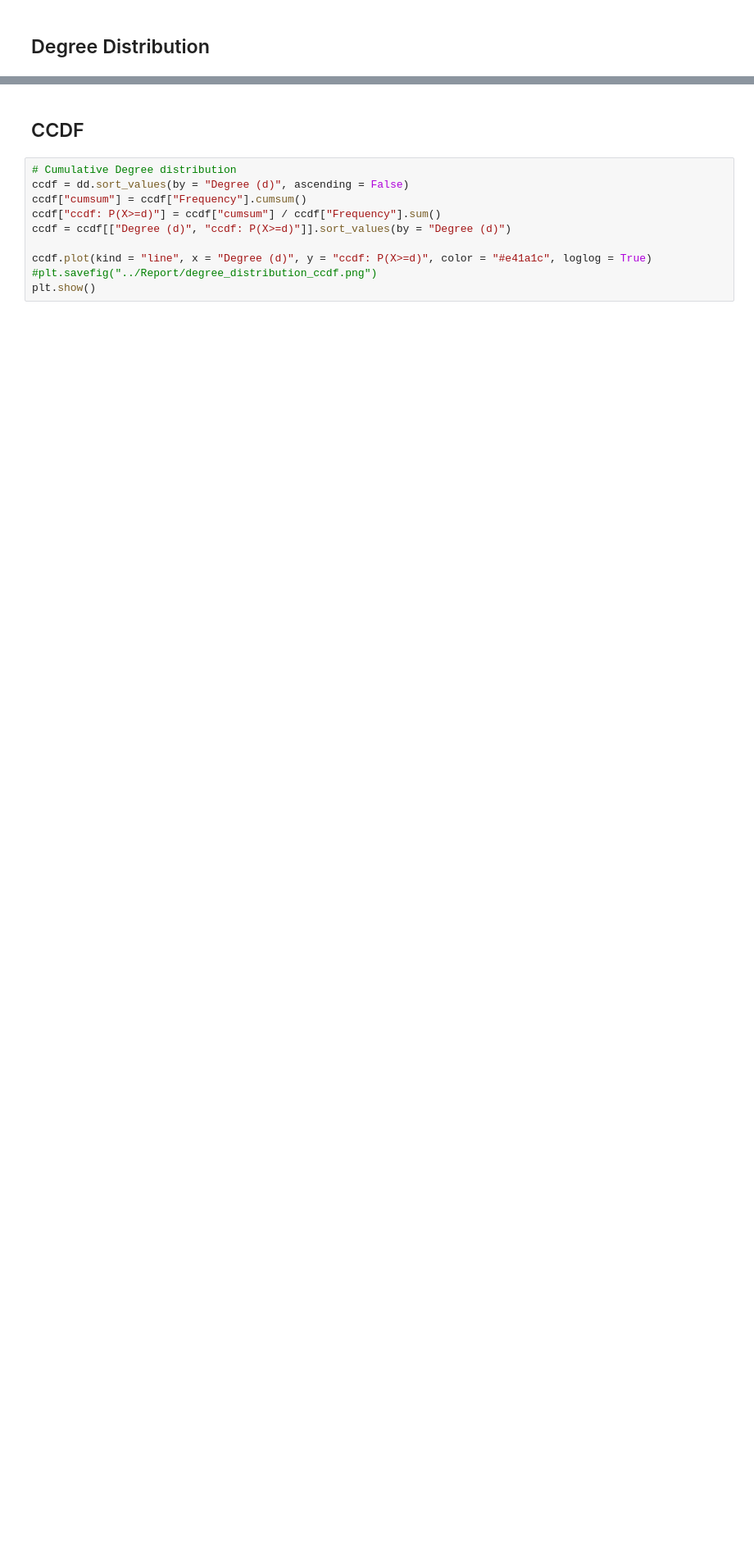
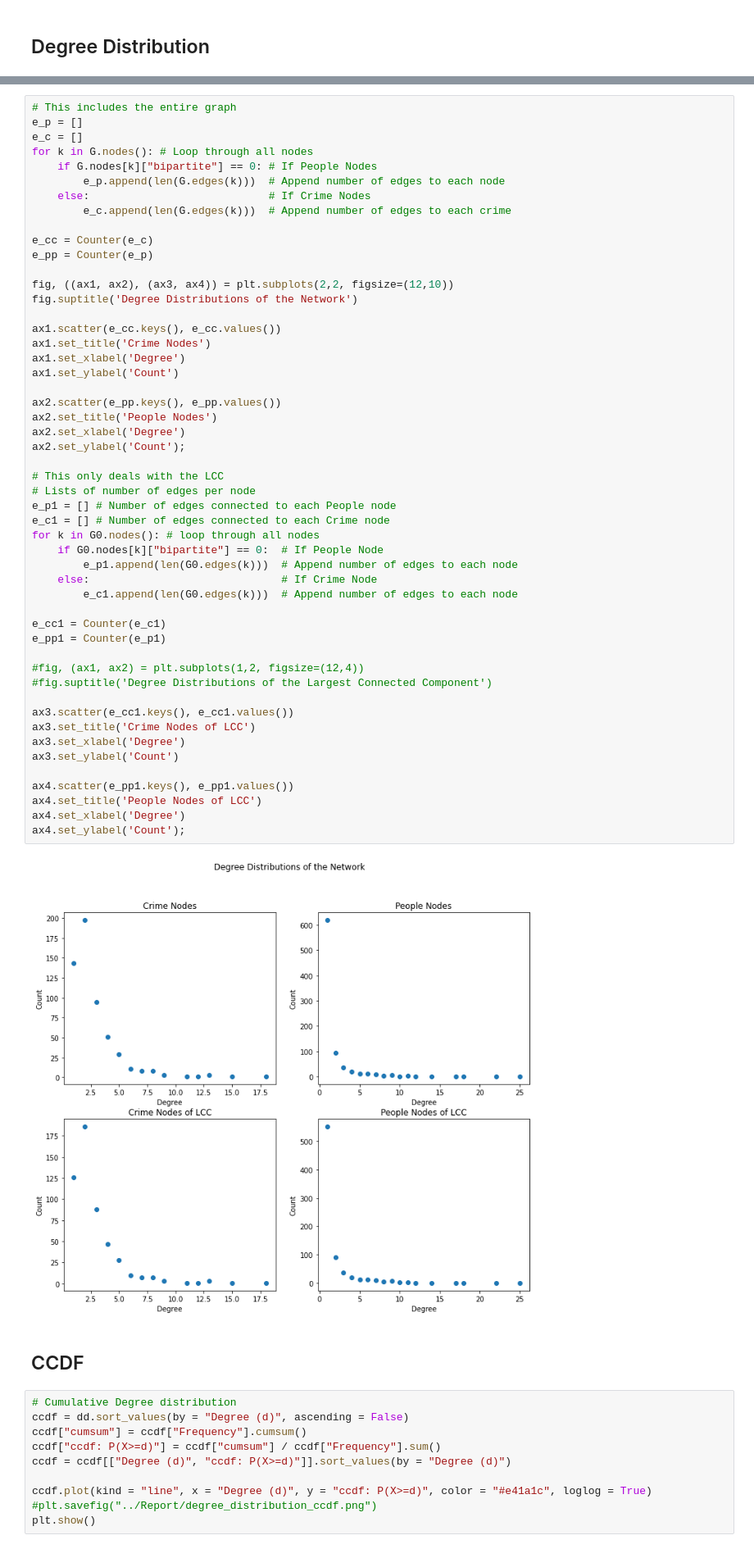
Before and after one commit to dmdequin/CrimeNetworkAnalysis, a Jupyter notebook: Notebooks/DeeNotebook.ipynb, the cells around one changed output, grey strips where cells are left out. Shown: that part at 82% size. Cells and saved outputs as stored; diff of their text form; blank space fills up the shorter version.

```diff
--- a/Notebooks/DeeNotebook.ipynb
+++ b/Notebooks/DeeNotebook.ipynb
@@ -301,3 +309,56 @@ plt.show()
+# %%
+# This includes the entire graph
+e_p = []
+e_c = []
+for k in G.nodes(): # Loop through all nodes
+    if G.nodes[k]["bipartite"] == 0: # If People Nodes
+        e_p.append(len(G.edges(k)))  # Append number of edges to each node
+    else:                            # If Crime Nodes
+        e_c.append(len(G.edges(k)))  # Append number of edges to each crime
+
+e_cc = Counter(e_c)
+e_pp = Counter(e_p)
+
+fig, ((ax1, ax2), (ax3, ax4)) = plt.subplots(2,2, figsize=(12,10))
+fig.suptitle('Degree Distributions of the Network')
+
+ax1.scatter(e_cc.keys(), e_cc.values())
+ax1.set_title('Crime Nodes')
+ax1.set_xlabel('Degree')
+ax1.set_ylabel('Count')
+
+ax2.scatter(e_pp.keys(), e_pp.values())
+ax2.set_title('People Nodes')
+ax2.set_xlabel('Degree')
+ax2.set_ylabel('Count');
+
+# This only deals with the LCC
+# Lists of number of edges per node
+e_p1 = [] # Number of edges connected to each People node
+e_c1 = [] # Number of edges connected to each Crime node
+for k in G0.nodes(): # loop through all nodes
+    if G0.nodes[k]["bipartite"] == 0:  # If People Node
+        e_p1.append(len(G0.edges(k)))  # Append number of edges to each node
+    else:                              # If Crime Node
+        e_c1.append(len(G0.edges(k)))  # Append number of edges to each node
+
+e_cc1 = Counter(e_c1)
+e_pp1 = Counter(e_p1)
+
+#fig, (ax1, ax2) = plt.subplots(1,2, figsize=(12,4))
+#fig.suptitle('Degree Distributions of the Largest Connected Component')
+
+ax3.scatter(e_cc1.keys(), e_cc1.values())
+ax3.set_title('Crime Nodes of LCC')
+ax3.set_xlabel('Degree')
+ax3.set_ylabel('Count')
+
+ax4.scatter(e_pp1.keys(), e_pp1.values())
+ax4.set_title('People Nodes of LCC')
+ax4.set_xlabel('Degree')
+ax4.set_ylabel('Count');
+# %% [output]
+[figure, new version]
 # %% [markdown]
 ## CCDF
 # %%
```
Also changed, not shown: parts of 22 cells of this notebook.
